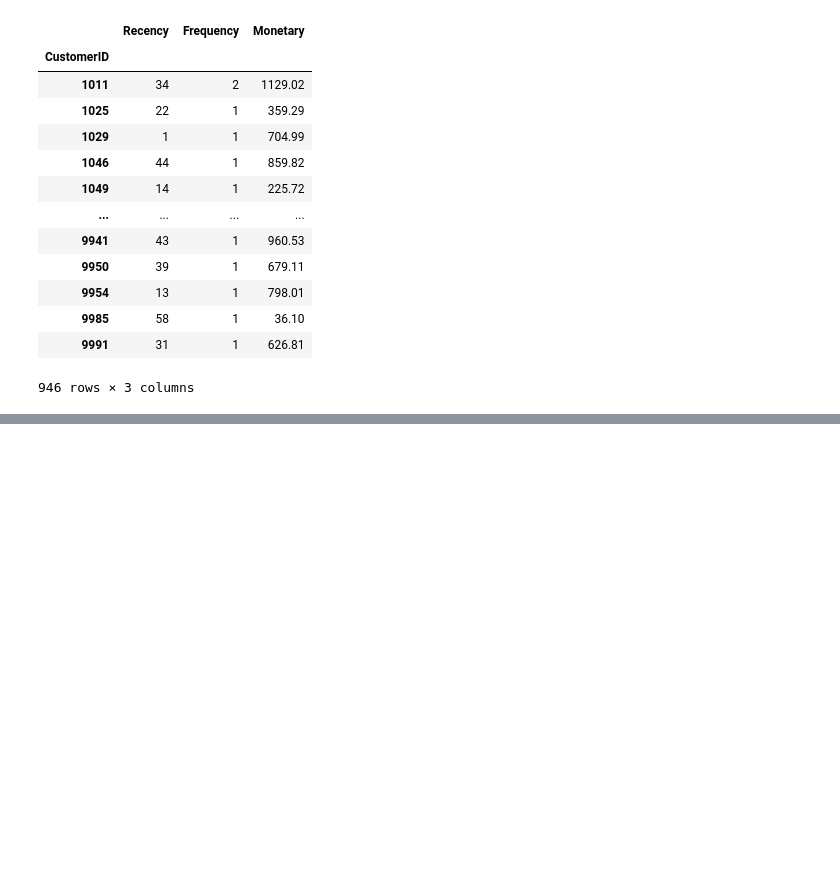
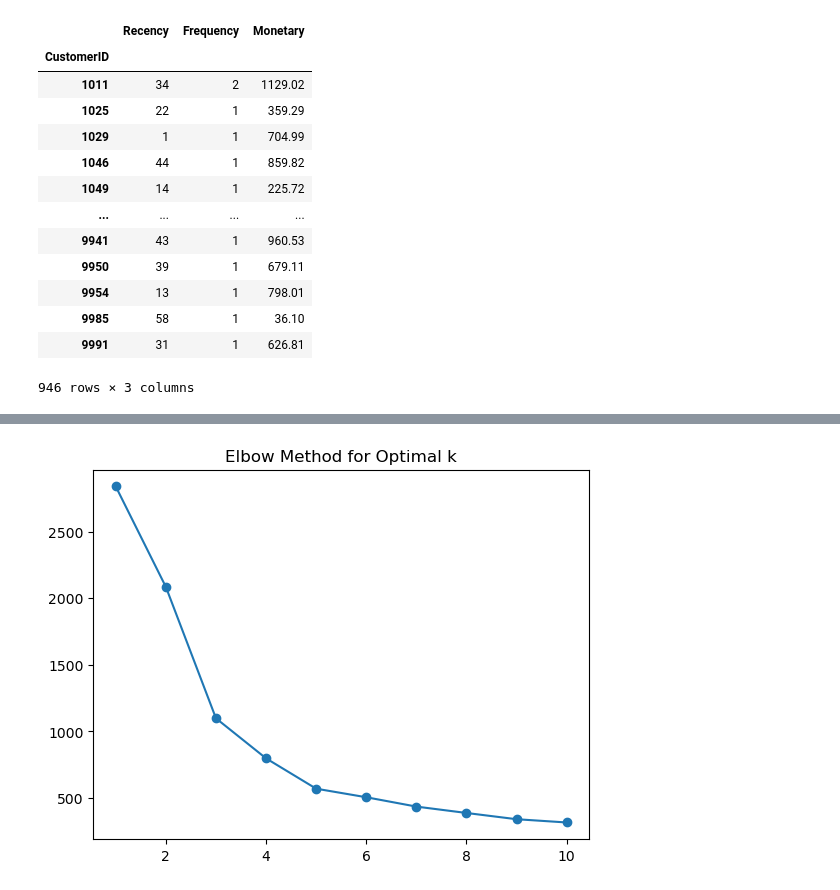
Before and after one commit to KrisBruurs/automated-customer-segmentation-dashboard, a Jupyter notebook: src/rfm.ipynb, the cells around one changed output, grey strips where cells are left out. Drawn from its saved outputs; the diff is of its cells as text; code cells hidden in the pictures; blank space fills up the shorter version.

```diff
--- a/src/rfm.ipynb
+++ b/src/rfm.ipynb
@@ -76,3 +77,9 @@ rfm_df.rename(columns={
 | 9985 | 58 | 1 | 36.10 |
 | 9991 | 31 | 1 | 626.81 |
 946 rows × 3 columns
+# %%
+clustering = KMeans()
+scale = StandardScaler()
+# %%
+rfm_cluster = pd.DataFrame(scale.fit_transform(rfm_df))
+rfm_cluster.head()
@@ -78,0 +93,10 @@ rfm_df.rename(columns={
+# %%
+inertia_scores = []
+for k in range(1, 11):
+    kmeans = KMeans(n_clusters=k, random_state=42)
+    kmeans.fit(rfm_cluster)
+    inertia_scores.append(kmeans.inertia_)
+plt.plot(range(1, 11), inertia_scores, marker='o')
+plt.title('Elbow Method for Optimal k');
+# %% [output]
+[figure, added]
```
Also changed, not shown: parts of 4 cells of this notebook, 4 other files.
